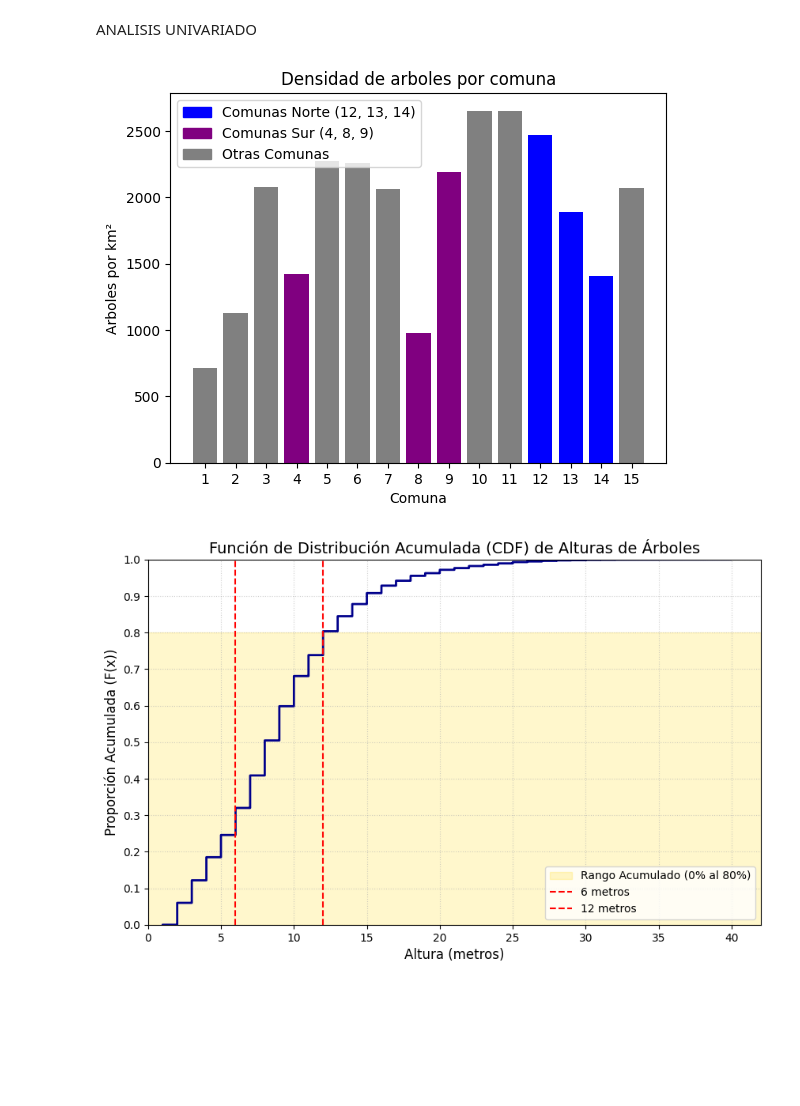
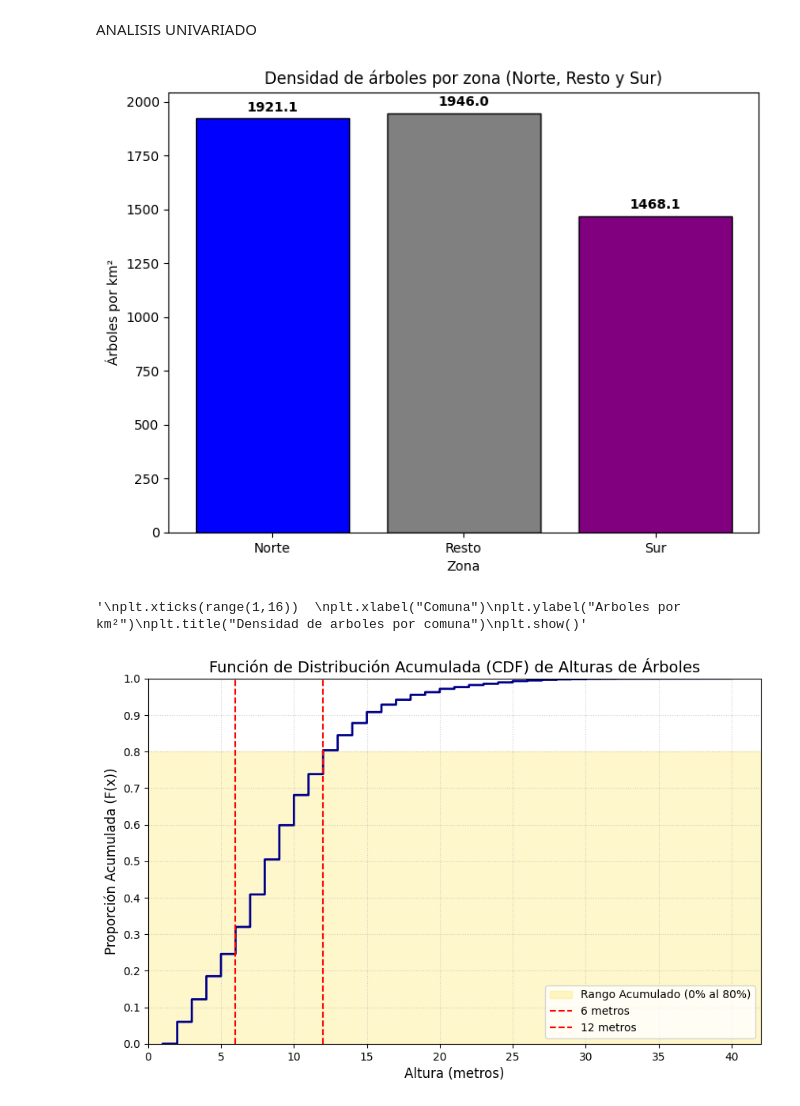
Before and after one commit to valentinabulat/TPFundamentos, a Jupyter notebook: Grupo10-TpeFundamentos.ipynb, the cells around one changed output. Cells and saved outputs as stored; diff of their text form; code cells hidden in the pictures; blank space fills up the shorter version.

```diff
--- a/Grupo10-TpeFundamentos.ipynb
+++ b/Grupo10-TpeFundamentos.ipynb
@@ -240,36 +240,93 @@ grupo_sur = [4, 8, 9]
 color_norte = "blue"
 color_sur = "purple"
 color_default = "grey"
-
+"""
 norte_patch = mpatches.Patch(color=color_norte, label='Comunas Norte (12, 13, 14)')
 sur_patch = mpatches.Patch(color=color_sur, label='Comunas Sur (4, 8, 9)')
 resto_patch = mpatches.Patch(color=color_default, label='Otras Comunas')
 
 # Añade la leyenda al gráfico
 plt.legend(handles=[norte_patch, sur_patch, resto_patch])
 
 colores = []
 for comuna in arboles_por_comuna["comuna"]:
     if comuna in grupo_norte:
         colores.append(color_norte)
     elif comuna in grupo_sur:
         colores.append(color_sur)
     else:
         colores.append(color_default)
 
 
+
 plt.bar(
     arboles_por_comuna["comuna"],
     arboles_por_comuna["densidad_arboles"],
     color=colores
+)"""
+
+# Clasificar cada comuna en una zona
+def asignar_zona(comuna):
+    if comuna in grupo_norte:
+        return "Norte"
+    elif comuna in grupo_sur:
+        return "Sur"
+    else:
+        return "Resto"
+
+arboles_por_comuna["zona"] = arboles_por_comuna["comuna"].apply(asignar_zona)
+
+# Agrupar por zona sumando árboles y superficie
+zona_resumen = arboles_por_comuna.groupby("zona").agg(
+    arboles_totales=("cantidad_arboles", "sum"),
+    superficie_total=("superficie", "sum")
+).reset_index()
+
+# Calcular densidad por zona
+zona_resumen["densidad"] = zona_resumen["arboles_totales"] / zona_resumen["superficie_total"]
+
+# Ordenar zonas para que aparezcan en orden lógico
+orden = ["Norte", "Resto", "Sur"]
+zona_resumen = zona_resumen.set_index("zona").loc[orden].reset_index()
+
+# Colores
+colores = ["blue", "grey", "purple"]
+
+# Gráfico
+plt.figure(figsize=(8,6))
+bars = plt.bar(
+    zona_resumen["zona"],
+    zona_resumen["densidad"],
+    color=colores,
+    edgecolor="black"
 )
+
+# Agregar etiquetas numéricas arriba de cada barra
+for bar in bars:
+    height = bar.get_height()
+    plt.text(
+        bar.get_x() + bar.get_width()/2,
+        height + 20,  # ajustar altura del texto
+        f"{height:.1f}",
+        ha="center",
+        va="bottom",
+        fontsize=10,
+        fontweight="bold"
+    )
+
+plt.title("Densidad de árboles por zona (Norte, Resto y Sur)")
+plt.xlabel("Zona")
+plt.ylabel("Árboles por km²")
+plt.show()
+"""
 plt.xticks(range(1,16))
 plt.xlabel("Comuna")
 plt.ylabel("Arboles por km²")
 plt.title("Densidad de arboles por comuna")
-plt.show()
+plt.show()"""
 # %% [output]
-[figure, old version]
+[figure, new version]
+'\nplt.xticks(range(1,16))  \nplt.xlabel("Comuna")\nplt.ylabel("Arboles por km²")\nplt.title("Densidad de arboles por comuna")\nplt.show()'
 # %%
 limite_inferior = 6
 limite_superior = 12
```
Also changed, not shown: parts of 1 cell of this notebook.
